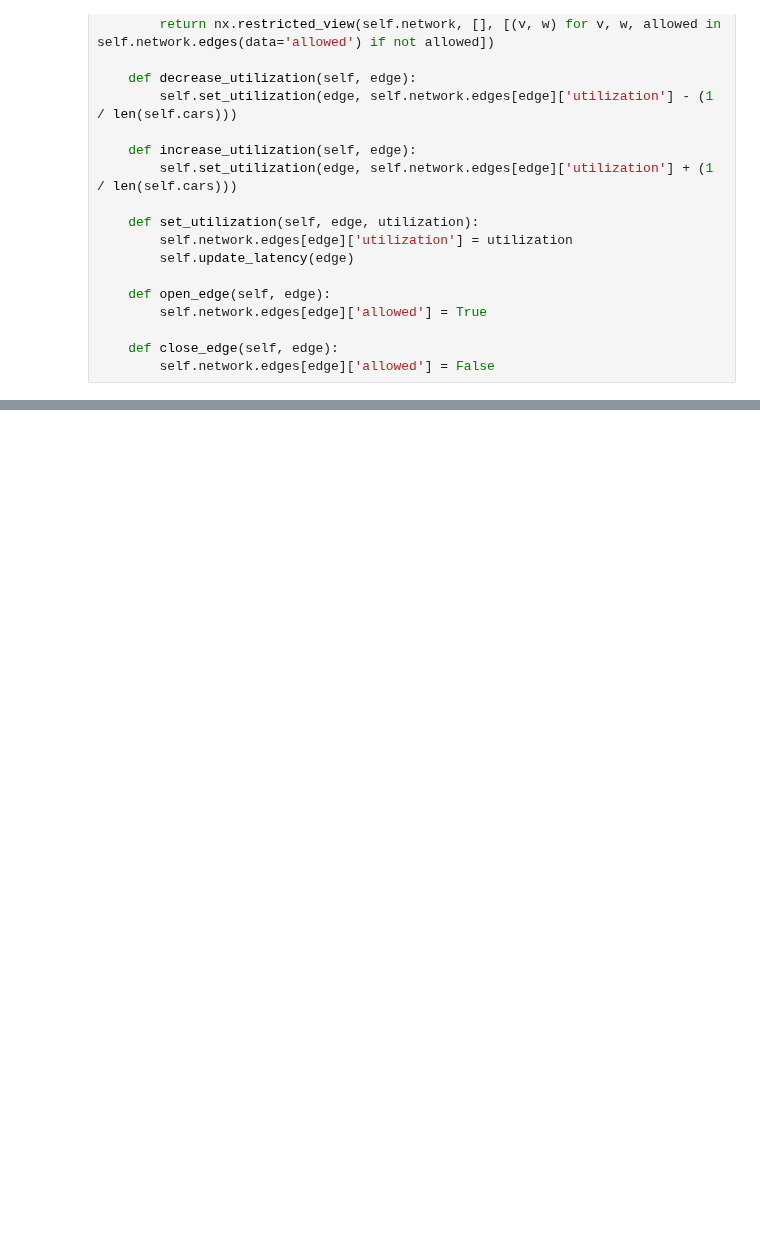
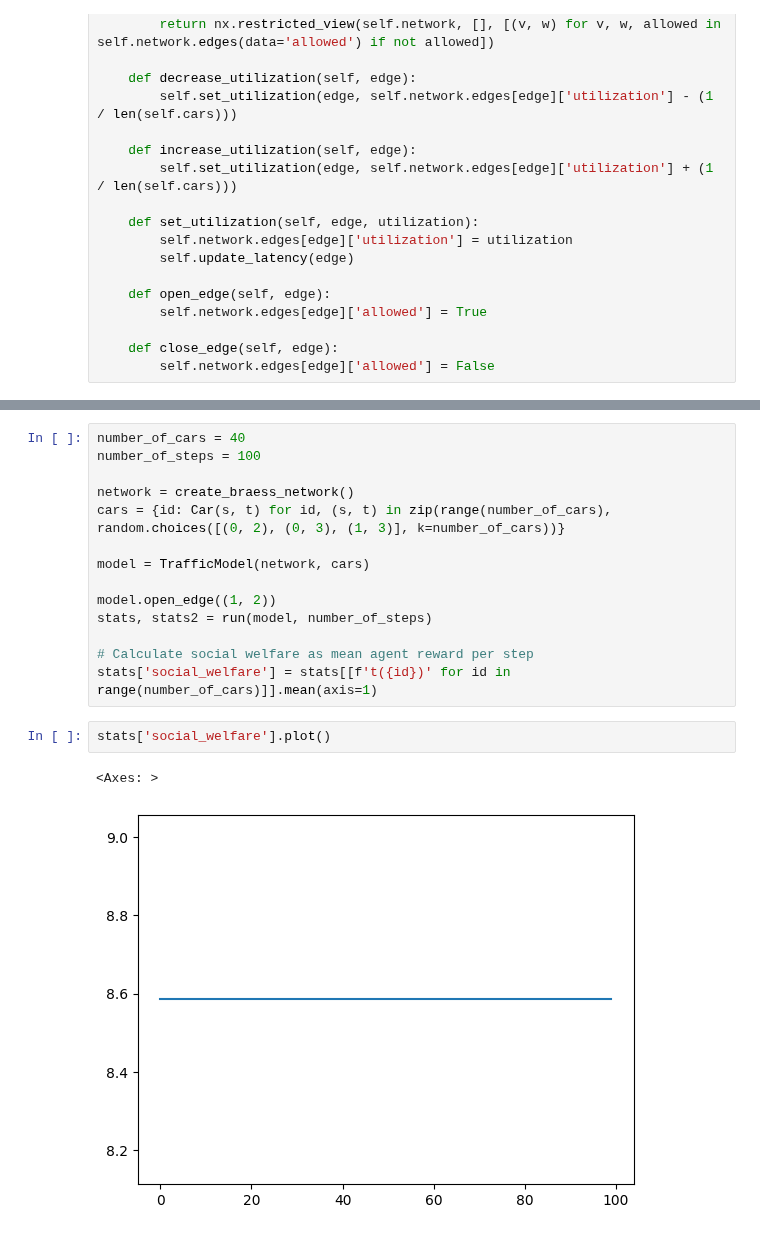
Before and after one commit to michoest/aamas-2024, a Jupyter notebook: src/traffic/v1/one_step.ipynb, the cells around one changed output, grey strips where cells are left out. Saved outputs shown, nothing was run; the diff lists cells and outputs as text; blank space fills up the shorter version.

```diff
--- a/src/traffic/v1/one_step.ipynb
+++ b/src/traffic/v1/one_step.ipynb
@@ -135,0 +152,19 @@ stats['social_welfare'].plot()
+# %%
+number_of_cars = 40
+number_of_steps = 100
+
+network = create_braess_network()
+cars = {id: Car(s, t) for id, (s, t) in zip(range(number_of_cars), random.choices([(0, 2), (0, 3), (1, 3)], k=number_of_cars))}
+
+model = TrafficModel(network, cars)
+
+model.open_edge((1, 2))
+stats, stats2 = run(model, number_of_steps)
+
+# Calculate social welfare as mean agent reward per step
+stats['social_welfare'] = stats[[f't({id})' for id in range(number_of_cars)]].mean(axis=1)
+# %%
+stats['social_welfare'].plot()
+# %% [output]
+<Axes: >
+[figure, added]
```
Also changed, not shown: parts of 16 cells of this notebook, 1 other file.
